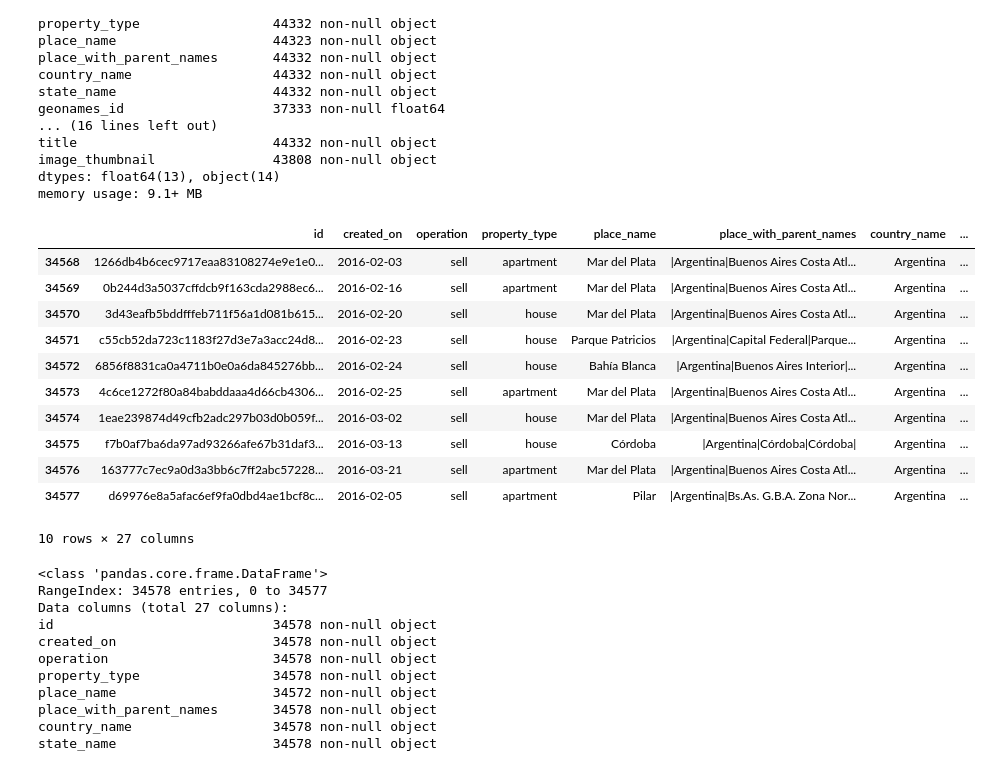
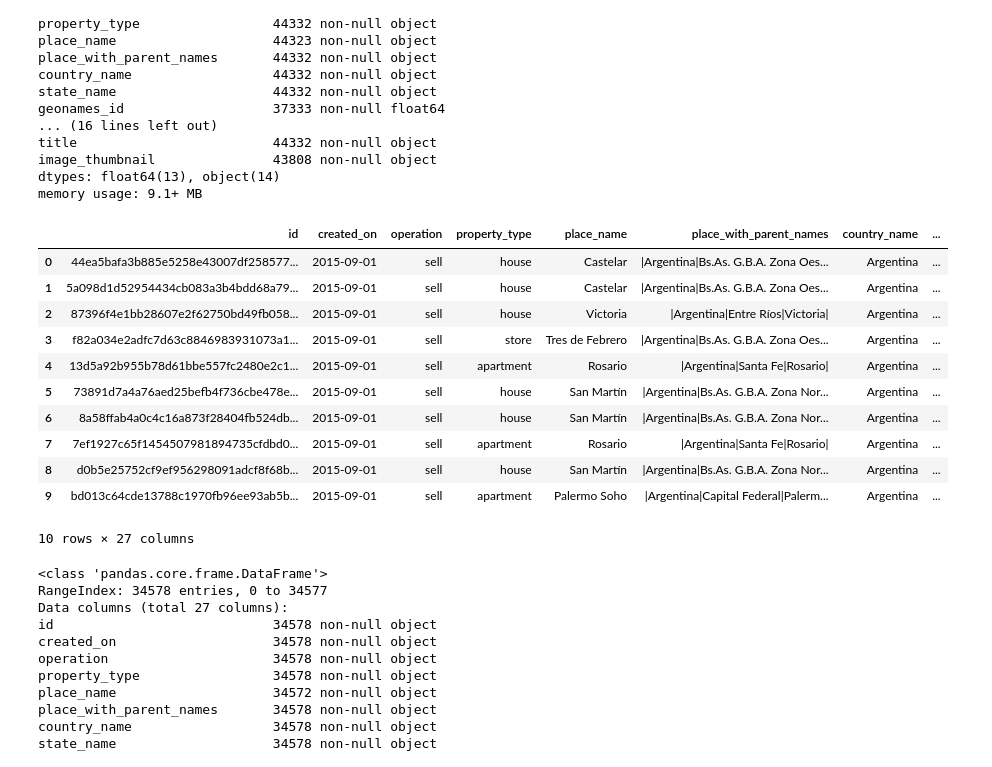
Before and after one commit to nicolaslongo/datos-TP1, a Jupyter notebook: TP1.ipynb, the cells around one changed output. Saved outputs shown, nothing was run; the diff lists cells and outputs as text; code cells hidden in the pictures.

```diff
--- a/TP1.ipynb
+++ b/TP1.ipynb
@@ -132,21 +132,21 @@ image_thumbnail               43808 non-null object
 dtypes: float64(13), object(14)
 memory usage: 9.1+ MB
 # %%
-# desde 09/01/2015- 21/03/2016
+# desde 01/09/2015- 21/03/2016
 pev4 = pd.read_csv('properties/properati-AR-2016-03-01-properties-sell-six_months.csv')
-pev4.tail(10)
+pev4.head(10)
 # %% [output]
 |  | id | created_on | operation | property_type | place_name | place_with_parent_names | country_name | ... |
-| 34568 | 1266db4b6cec9717eaa83108274e9e1e0... | 2016-02-03 | sell | apartment | Mar del Plata | |Argentina|Buenos Aires Costa Atl... | Argentina | ... |
-| 34569 | 0b244d3a5037cffdcb9f163cda2988ec6... | 2016-02-16 | sell | apartment | Mar del Plata | |Argentina|Buenos Aires Costa Atl... | Argentina | ... |
-| 34570 | 3d43eafb5bddfffeb711f56a1d081b615... | 2016-02-20 | sell | house | Mar del Plata | |Argentina|Buenos Aires Costa Atl... | Argentina | ... |
-| 34571 | c55cb52da723c1183f27d3e7a3acc24d8... | 2016-02-23 | sell | house | Parque Patricios | |Argentina|Capital Federal|Parque... | Argentina | ... |
-| 34572 | 6856f8831ca0a4711b0e0a6da845276bb... | 2016-02-24 | sell | house | Bahía Blanca | |Argentina|Buenos Aires Interior|... | Argentina | ... |
-| 34573 | 4c6ce1272f80a84babddaaa4d66cb4306... | 2016-02-25 | sell | apartment | Mar del Plata | |Argentina|Buenos Aires Costa Atl... | Argentina | ... |
-| 34574 | 1eae239874d49cfb2adc297b03d0b059f... | 2016-03-02 | sell | house | Mar del Plata | |Argentina|Buenos Aires Costa Atl... | Argentina | ... |
-| 34575 | f7b0af7ba6da97ad93266afe67b31daf3... | 2016-03-13 | sell | house | Córdoba | |Argentina|Córdoba|Córdoba| | Argentina | ... |
-| 34576 | 163777c7ec9a0d3a3bb6c7ff2abc57228... | 2016-03-21 | sell | apartment | Mar del Plata | |Argentina|Buenos Aires Costa Atl... | Argentina | ... |
-| 34577 | d69976e8a5afac6ef9fa0dbd4ae1bcf8c... | 2016-02-05 | sell | apartment | Pilar | |Argentina|Bs.As. G.B.A. Zona Nor... | Argentina | ... |
+| 0 | 44ea5bafa3b885e5258e43007df258577... | 2015-09-01 | sell | house | Castelar | |Argentina|Bs.As. G.B.A. Zona Oes... | Argentina | ... |
+| 1 | 5a098d1d52954434cb083a3b4bdd68a79... | 2015-09-01 | sell | house | Castelar | |Argentina|Bs.As. G.B.A. Zona Oes... | Argentina | ... |
+| 2 | 87396f4e1bb28607e2f62750bd49fb058... | 2015-09-01 | sell | house | Victoria | |Argentina|Entre Ríos|Victoria| | Argentina | ... |
+| 3 | f82a034e2adfc7d63c8846983931073a1... | 2015-09-01 | sell | store | Tres de Febrero | |Argentina|Bs.As. G.B.A. Zona Oes... | Argentina | ... |
+| 4 | 13d5a92b955b78d61bbe557fc2480e2c1... | 2015-09-01 | sell | apartment | Rosario | |Argentina|Santa Fe|Rosario| | Argentina | ... |
+| 5 | 73891d7a4a76aed25befb4f736cbe478e... | 2015-09-01 | sell | house | San Martín | |Argentina|Bs.As. G.B.A. Zona Nor... | Argentina | ... |
+| 6 | 8a58ffab4a0c4c16a873f28404fb524db... | 2015-09-01 | sell | house | San Martín | |Argentina|Bs.As. G.B.A. Zona Nor... | Argentina | ... |
+| 7 | 7ef1927c65f1454507981894735cfdbd0... | 2015-09-01 | sell | apartment | Rosario | |Argentina|Santa Fe|Rosario| | Argentina | ... |
+| 8 | d0b5e25752cf9ef956298091adcf8f68b... | 2015-09-01 | sell | house | San Martín | |Argentina|Bs.As. G.B.A. Zona Nor... | Argentina | ... |
+| 9 | bd013c64cde13788c1970fb96ee93ab5b... | 2015-09-01 | sell | apartment | Palermo Soho | |Argentina|Capital Federal|Palerm... | Argentina | ... |
 10 rows × 27 columns
 # %%
 #34 mil observaciones
```
Also changed, not shown: parts of 14 cells of this notebook, 1 other file.
